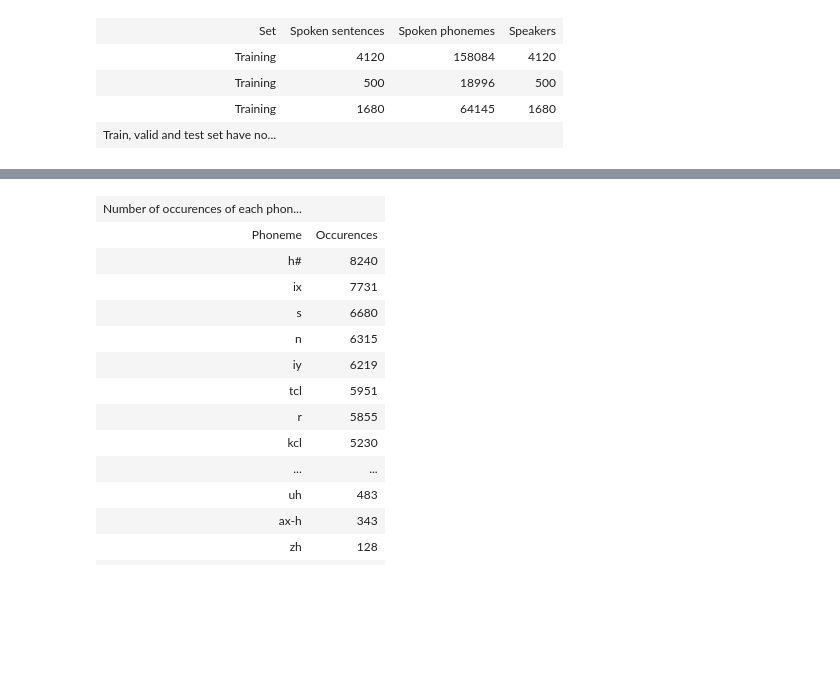
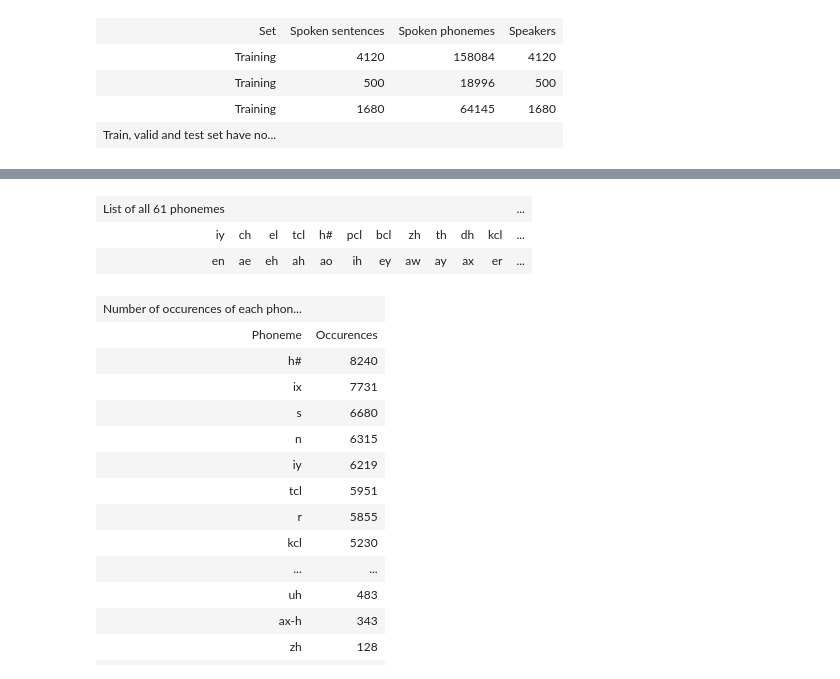
Before and after one commit to davidtob/UdeMDLCourse, a Jupyter notebook: Data Set Exploration/train_set_stats.ipynb, the cells around one changed output, grey strips where cells are left out. Drawn from its saved outputs; the diff is of its cells as text; code cells hidden in the pictures; blank space fills up the shorter version.

Commit message:
Modifed show all phonemes cell to use html_table function

```diff
--- a/Data Set Exploration/train_set_stats.ipynb
+++ b/Data Set Exploration/train_set_stats.ipynb
@@ -38,9 +38,9 @@ HTML( html_table( tbl ) )
 | Train, valid and test set have no... |  |  |  |
 # %%
 # List of all phonemes
-s = """<table>"""
-s += "<tr><td colspan=31>List of all " + str(len(phonemes)) + " phonemes</td></tr>"
-s += "<tr><td>" + "</td><td>".join( phonemes[0:30] ) + "</td></tr>"
-s += "<tr><td>" + "</td><td>".join( phonemes[30:-1] ) + "</td></tr>"
-HTML(s)
+tbl = [ ['List of all 61 phonemes' ]]
+tbl.append( phonemes[0:30] )
+tbl.append( phonemes[30:-1] )
+
+HTML( html_table(tbl) )
 # %% [output]
@@ -48,3 +47,6 @@ HTML(s)
+| List of all 61 phonemes |  |  |  |  |  |  |  |  |  |  | ... |
+| iy | ch | el | tcl | h# | pcl | bcl | zh | th | dh | kcl | ... |
+| en | ae | eh | ah | ao | ih | ey | aw | ay | ax | er | ... |
 # %%
 phoneme_num_utterances = []
 rows = []
```
Also changed, not shown: parts of 2 cells of this notebook.
